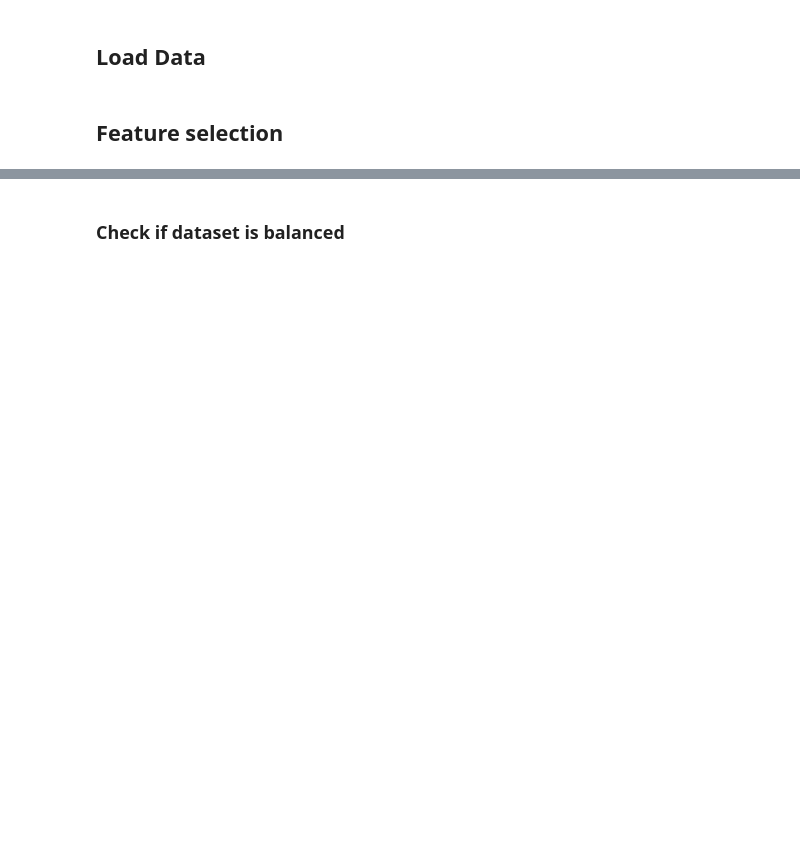
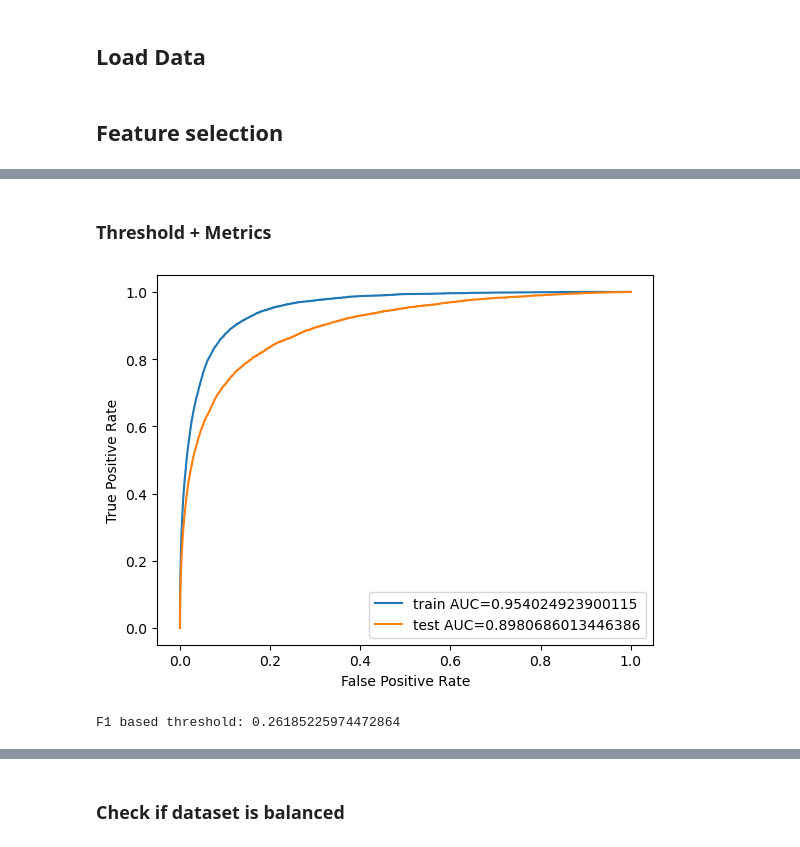
Before and after one commit to vburenkov/ML, a Jupyter notebook: FINAL/Burenkov.ipynb, the cells around one changed output, grey strips where cells are left out. Cells and saved outputs as stored; diff of their text form; code cells hidden in the pictures; blank space fills up the shorter version.

Commit message:
add metrics + threshold

```diff
--- a/FINAL/Burenkov.ipynb
+++ b/FINAL/Burenkov.ipynb
@@ -342,10 +372,6 @@ class FeatureSelector(abc.ABC):
 
     @abc.abstractmethod
     def get_heatmap(self) -> pd.DataFrame:
-        pass
-
-    @abc.abstractmethod
-    def plot_heatmap(self):
         pass
 
     @abc.abstractmethod
@@ -429,7 +455,7 @@ class CorrelationSelector(FeatureSelector):
 # https://www.analyticsvidhya.com/blog/2020/10/feature-selection-techniques-in-machine-learning/
 class LGBMSelector(FeatureSelector):
 
-    model_file = 'LGBMSelector_simple.pcl'
+    model_file = '___LGBMSelector_simple.pcl'
     heatmap_calculated = False
 
     def __init__(self, data:pd.DataFrame, num_of_features:int):
@@ -443,8 +469,8 @@ class LGBMSelector(FeatureSelector):
         self.y_train = train['target'].round(0).astype(int)
         self.y_test = test['target'].round(0).astype(int)
 
-        train = train.drop(['target'], axis=1)
-        test = test.drop(['target'], axis=1)
+        self.x_train = train.drop(['target'], axis=1)
+        self.x_test = test.drop(['target'], axis=1)
 
         # regressor
         if os.path.exists(self.model_file) == True:
@@ -452,10 +478,11 @@ class LGBMSelector(FeatureSelector):
                 self.regressor = pickle.load(file)
         else:
             self.regressor = lg.LGBMClassifier()
-            self.regressor.fit(train, self.y_train)
+            self.regressor.fit(self.x_train, self.y_train)
 
         # predict
-        self.predicted = self.regressor.predict(test)
+        self.test_predicted = self.regressor.predict_proba(self.x_test)[:,1]
+        self.train_predicted = self.regressor.predict_proba(self.x_train)[:,1]
 
         #save model
         pickle.dump(self.regressor, open(self.model_file, 'wb'))
@@ -489,14 +516,23 @@ class LGBMSelector(FeatureSelector):
         features_tuples = FeatureHelper.get_important_features_tuples(self.heatmap_m, self.num_of_features)
         return features_tuples
 
-    def get_ROCAUC(self):
-        return Metrics.roc_auc(self.y_test, self.predicted)
+    def get_test_ROCAUC(self):
+        return Metrics.roc_auc(self.y_test, self.test_predicted)
 
-    def get_confusion_matrix(self):
-        return Metrics.confusion_matrix(self.y_test, self.predicted)
+    def get_train_ROCAUC(self):
+        return Metrics.roc_auc(self.y_train, self.train_predicted)
 
-    def get_classification_report(self):
-        return Metrics.classification_report(self.y_test, self.predicted)
+    def get_test_confusion_matrix(self):
+        return Metrics.confusion_matrix(self.y_test, self.test_predicted)
+
+    def get_train_confusion_matrix(self):
+        return Metrics.confusion_matrix(self.y_train, self.train_predicted)
+
+    def get_test_classification_report(self):
+        return Metrics.classification_report(self.y_test, self.test_predicted)
+
+    def get_train_classification_report(self):
+        return Metrics.classification_report(self.y_train, self.train_predicted)
 
     def __str__(self):
         return type(self).__name__
@@ -933,0 +1072,16 @@ enhanced_final = EnhancedLGBMSelector(df_final, get_random_string(10) + '.pcl')
+# %% [markdown]
+### Threshold + Metrics
+# %%
+# https://datascience.stackexchange.com/questions/96690/how-to-choose-the-right-threshold-for-binary-classification
+# https://machinelearningmastery.com/probability-metrics-for-imbalanced-classification/
+# https://ploomber.io/blog/threshold/
+
+Metrics.plot_auc([normal.y_train, normal.y_test], [normal.train_predicted,  normal.test_predicted], ['train', 'test'])
+# %% [output]
+[figure, added]
+# %%
+f1_selector = F1ThresholdSelector()
+f1_threshold = f1_selector.get_threshold(normal.y_train, normal.train_predicted)[0]
+print(f'F1 based threshold: {f1_threshold}')
+# %% [output]
+F1 based threshold: 0.26185225974472864
```
Also changed, not shown: parts of 63 cells of this notebook.
